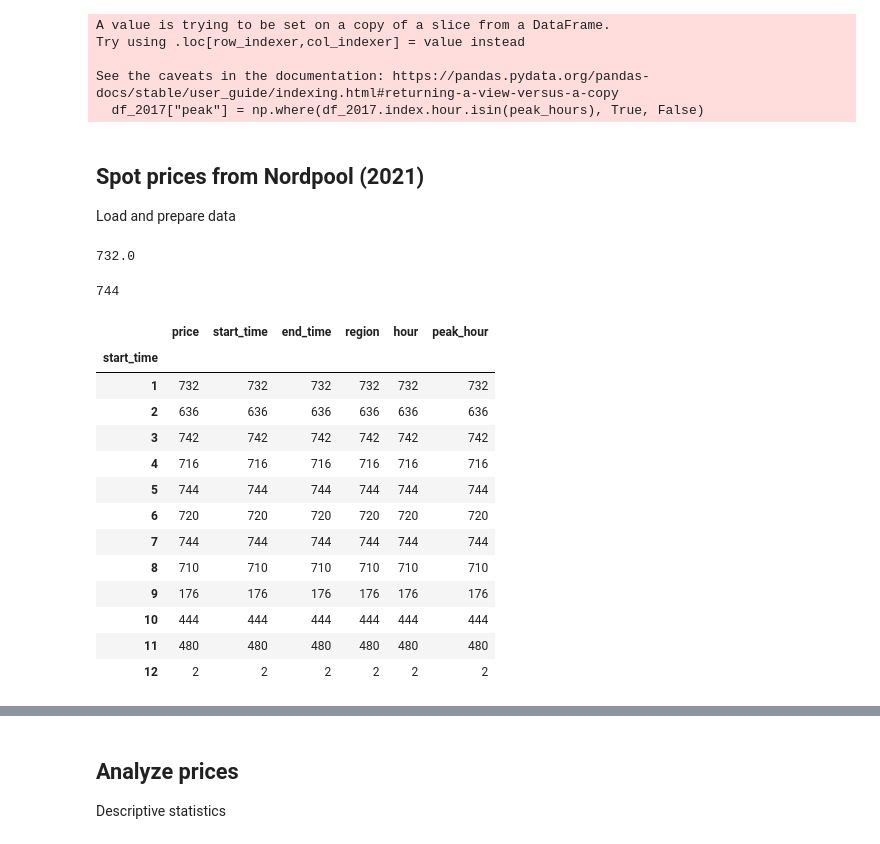
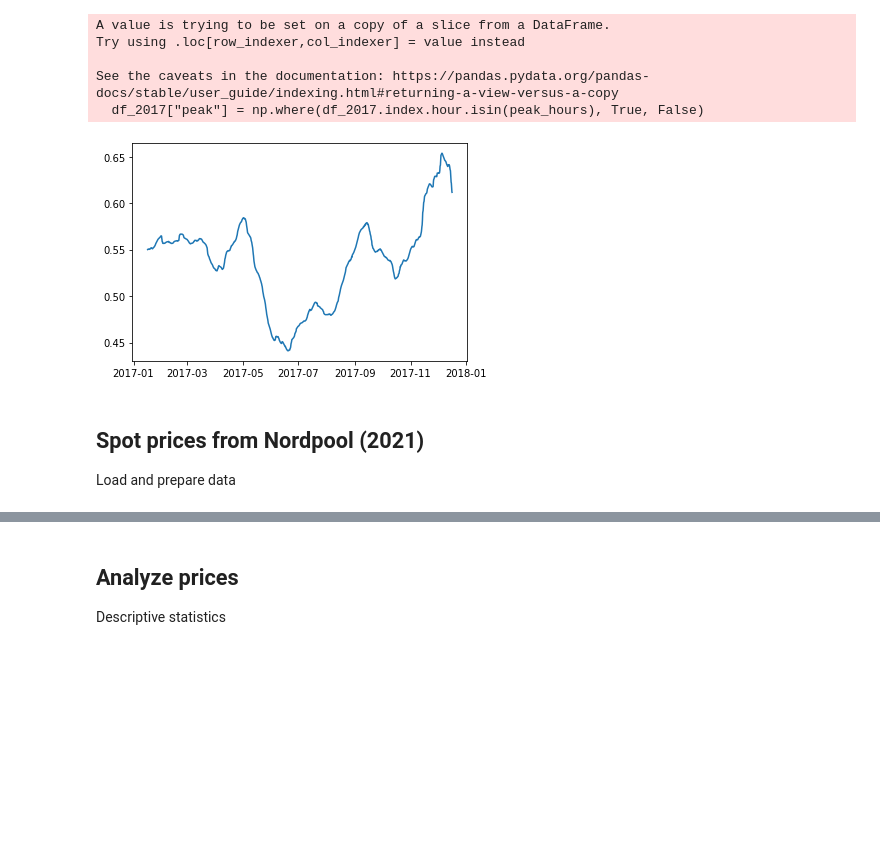
Before and after one commit to 4ug-aug/Otovo-OptimalControl, a Jupyter notebook: spot_price_lookup.ipynb, the cells around one changed output, grey strips where cells are left out. Saved outputs shown, nothing was run; the diff lists cells and outputs as text; code cells hidden in the pictures; blank space fills up the shorter version.

```diff
--- a/spot_price_lookup.ipynb
+++ b/spot_price_lookup.ipynb
@@ -8,11 +8,23 @@ import datetime
 from matplotlib import pyplot as plt
 import seaborn as sns
 import json
+# %%
+def moving_average(timeseries, window):
+    """Calculate the moving average of a timeseries.
+
+    Args:
+        timeseries (pd.Series): timeseries
+        window (int): Window size
+
+    Returns:
+        pd.Series: Smoothened timeseries
+    """
+    return timeseries.rolling(window=window, center=True).mean()
 # %% [markdown]
 ## Define peak hours
 # %%
 # Define peak hours 8-11 and 16-19
-peak_hours = list(range(6,19))
+peak_hours = list(range(8,20))
 # All hours
 all_hours = list(range(24))
 # difference between peak hours and all hours (off_peak_hours)
@@ -63,6 +75,12 @@ for dayofyear in df_2017.index.dayofyear:
 # save hour_lookup_price_dict to json
 with open('data/hour_lookup_price_dict.json', 'w') as fp:
     json.dump(hour_lookup_price_dict, fp)
+# %%
+# plot hour_lookup_price_dict
+plt.plot(moving_average(df_2017["spot_price_no_vat"],24*31))
+plt.show()
+# %% [output]
+[figure, added]
 # %% [markdown]
 ## Spot prices from Nordpool (2021)
 Load and prepare data
@@ -86,37 +86,0 @@ df_oslo["price"] = -df_oslo["price"]
-# %%
-df_oslo_month = df_oslo[df_oslo.index.month == 10]
-# df_oslo_week = df_oslo_month[df_oslo_month.index.isocalendar().week == 1]
-df_oslo_day = df_oslo_month[df_oslo_month.index.day == 1]
-
-
-df_oslo_day["price"].sum()/24
-
-df_oslo_month.shape
-
-24*30.5
-# %% [output]
-732.0
-# %%
-24*31
-# %% [output]
-744
-# %%
-# Count days in each month
-df_oslo_month_count = df_oslo.groupby(df_oslo.index.month).count()
-
-df_oslo_month_count
-# %% [output]
-|  | price | start_time | end_time | region | hour | peak_hour |
-| start_time |  |  |  |  |  |  |
-| 1 | 732 | 732 | 732 | 732 | 732 | 732 |
-| 2 | 636 | 636 | 636 | 636 | 636 | 636 |
-| 3 | 742 | 742 | 742 | 742 | 742 | 742 |
-| 4 | 716 | 716 | 716 | 716 | 716 | 716 |
-| 5 | 744 | 744 | 744 | 744 | 744 | 744 |
-| 6 | 720 | 720 | 720 | 720 | 720 | 720 |
-| 7 | 744 | 744 | 744 | 744 | 744 | 744 |
-| 8 | 710 | 710 | 710 | 710 | 710 | 710 |
-| 9 | 176 | 176 | 176 | 176 | 176 | 176 |
-| 10 | 444 | 444 | 444 | 444 | 444 | 444 |
-| 11 | 480 | 480 | 480 | 480 | 480 | 480 |
-| 12 | 2 | 2 | 2 | 2 | 2 | 2 |
```
Also changed, not shown: parts of 24 cells of this notebook.
